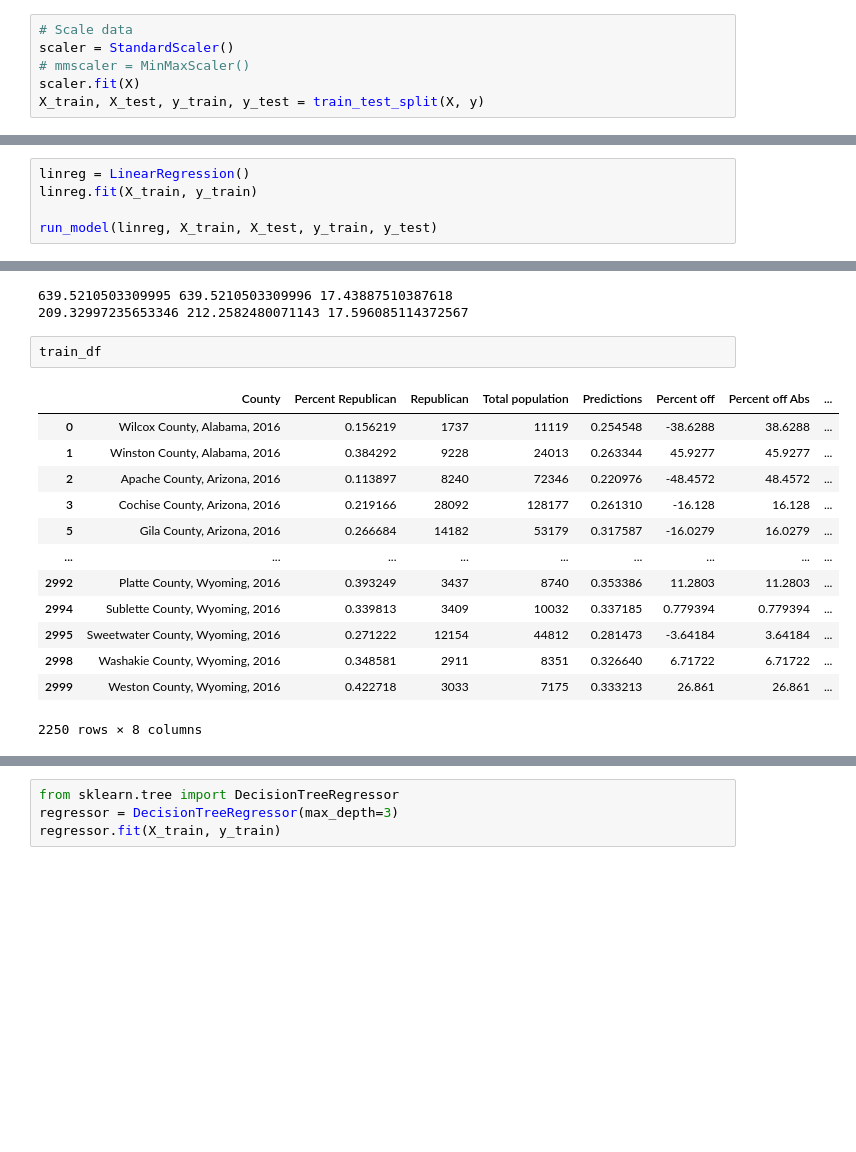
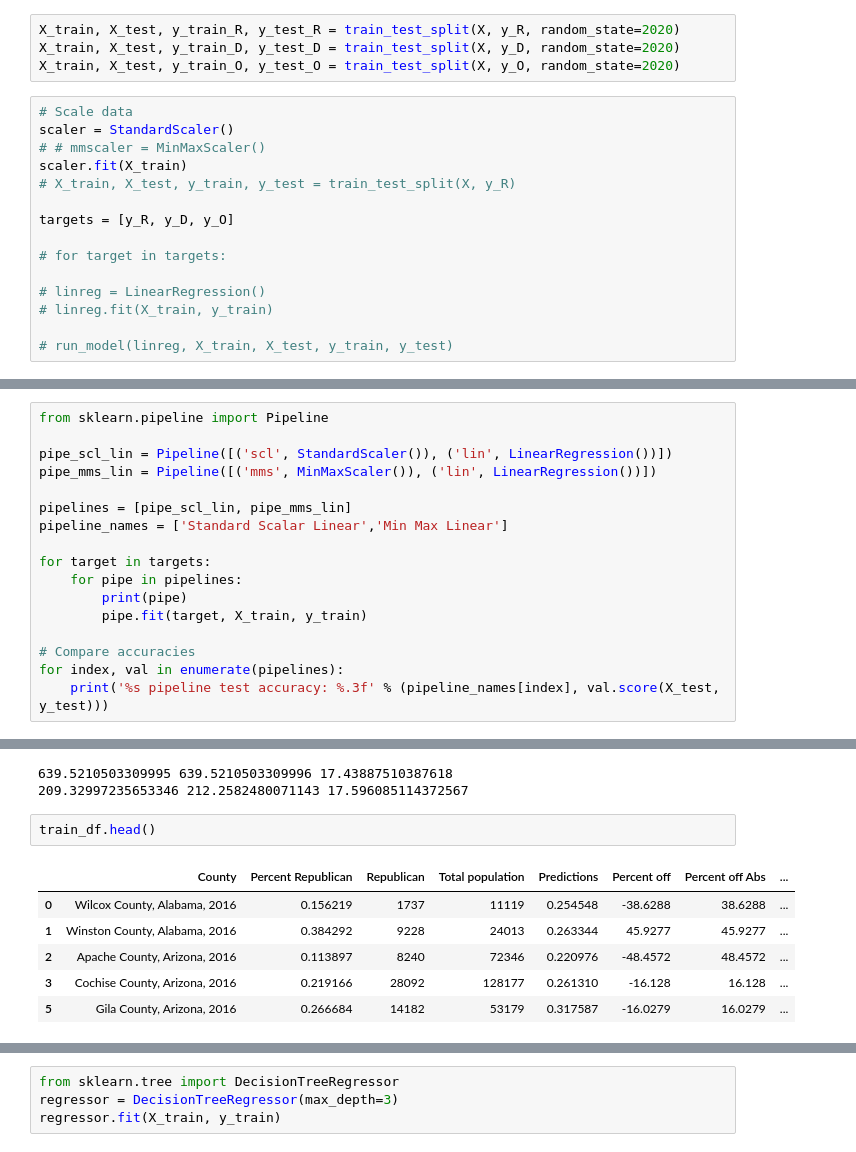
Before and after one commit to StevenDye/2020-Presidential-Election, a Jupyter notebook: Master_Notebook.ipynb, the cells around one changed output, grey strips where cells are left out. Drawn from its saved outputs; the diff is of its cells as text; blank space fills up the shorter version.

Commit message:
Initialized pipelines

```diff
--- a/Master_Notebook.ipynb
+++ b/Master_Notebook.ipynb
@@ -51,7 +39,20 @@ dropped_features = ['County', 'State', 'Republican', 'Democrat', 'Other',
 X = df.drop(columns=dropped_features)
+# %%
+X_train, X_test, y_train_R, y_test_R = train_test_split(X, y_R, random_state=2020)
+X_train, X_test, y_train_D, y_test_D = train_test_split(X, y_D, random_state=2020)
+X_train, X_test, y_train_O, y_test_O = train_test_split(X, y_O, random_state=2020)
 # %%
 # Scale data
 scaler = StandardScaler()
-# mmscaler = MinMaxScaler()
-scaler.fit(X)
-X_train, X_test, y_train, y_test = train_test_split(X, y)
+# # mmscaler = MinMaxScaler()
+scaler.fit(X_train)
+# X_train, X_test, y_train, y_test = train_test_split(X, y_R)
+
+targets = [y_R, y_D, y_O]
+
+# for target in targets:
+
+# linreg = LinearRegression()
+# linreg.fit(X_train, y_train)
+
+# run_model(linreg, X_train, X_test, y_train, y_test)
@@ -58,5 +60,0 @@ X_train, X_test, y_train, y_test = train_test_split(X, y)
-# %%
-linreg = LinearRegression()
-linreg.fit(X_train, y_train)
-
-run_model(linreg, X_train, X_test, y_train, y_test)
@@ -70,0 +61,17 @@ Testing Root Mean Square Error 0.06039318774712403
+# %%
+from sklearn.pipeline import Pipeline
+
+pipe_scl_lin = Pipeline([('scl', StandardScaler()), ('lin', LinearRegression())])
+pipe_mms_lin = Pipeline([('mms', MinMaxScaler()), ('lin', LinearRegression())])
+
+pipelines = [pipe_scl_lin, pipe_mms_lin]
+pipeline_names = ['Standard Scalar Linear','Min Max Linear']
+
+for target in targets:
+    for pipe in pipelines:
+        print(pipe)
+        pipe.fit(target, X_train, y_train)
+
+# Compare accuracies
+for index, val in enumerate(pipelines):
+    print('%s pipeline test accuracy: %.3f' % (pipeline_names[index], val.score(X_test, y_test)))
@@ -141,19 +164,12 @@ test_df = display_results(test_actual, y_hat_test, df['County'])
 639.5210503309995 639.5210503309996 17.43887510387618
 209.32997235653346 212.2582480071143 17.596085114372567
 # %%
-train_df
+train_df.head()
 # %% [output]
 |  | County | Percent Republican | Republican | Total population | Predictions | Percent off | Percent off Abs | ... |
 | 0 | Wilcox County, Alabama, 2016 | 0.156219 | 1737 | 11119 | 0.254548 | -38.6288 | 38.6288 | ... |
 | 1 | Winston County, Alabama, 2016 | 0.384292 | 9228 | 24013 | 0.263344 | 45.9277 | 45.9277 | ... |
 | 2 | Apache County, Arizona, 2016 | 0.113897 | 8240 | 72346 | 0.220976 | -48.4572 | 48.4572 | ... |
 | 3 | Cochise County, Arizona, 2016 | 0.219166 | 28092 | 128177 | 0.261310 | -16.128 | 16.128 | ... |
 | 5 | Gila County, Arizona, 2016 | 0.266684 | 14182 | 53179 | 0.317587 | -16.0279 | 16.0279 | ... |
-| ... | ... | ... | ... | ... | ... | ... | ... | ... |
-| 2992 | Platte County, Wyoming, 2016 | 0.393249 | 3437 | 8740 | 0.353386 | 11.2803 | 11.2803 | ... |
-| 2994 | Sublette County, Wyoming, 2016 | 0.339813 | 3409 | 10032 | 0.337185 | 0.779394 | 0.779394 | ... |
-| 2995 | Sweetwater County, Wyoming, 2016 | 0.271222 | 12154 | 44812 | 0.281473 | -3.64184 | 3.64184 | ... |
-| 2998 | Washakie County, Wyoming, 2016 | 0.348581 | 2911 | 8351 | 0.326640 | 6.71722 | 6.71722 | ... |
-| 2999 | Weston County, Wyoming, 2016 | 0.422718 | 3033 | 7175 | 0.333213 | 26.861 | 26.861 | ... |
-2250 rows × 8 columns
 # %%
```
Also changed, not shown: parts of 28 cells of this notebook, 1 other file.
